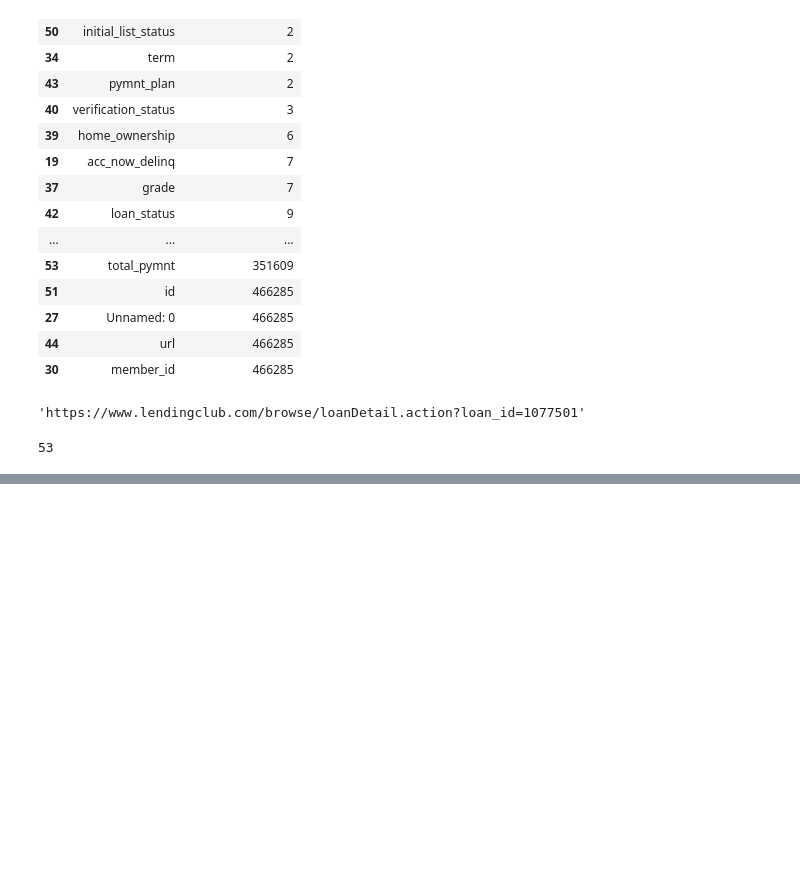
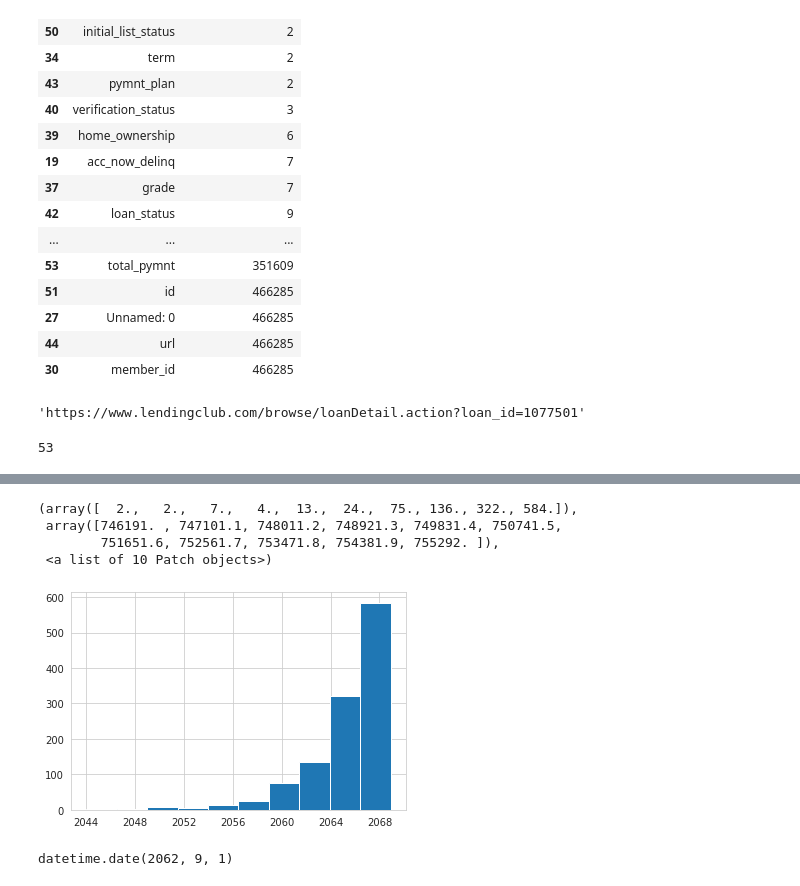
Before and after one commit to EmilSeyfullayev/Credit_Risk_Modeling_in_Python, a Jupyter notebook: General_processing.ipynb, the cells around one changed output, grey strips where cells are left out. Saved outputs shown, nothing was run; the diff lists cells and outputs as text; code cells hidden in the pictures; blank space fills up the shorter version.

```diff
--- a/General_processing.ipynb
+++ b/General_processing.ipynb
@@ -115,0 +270,15 @@ len(df.columns)
+# %%
+plt.hist(
+    df[df['earliest_credit_line_1'] > np.datetime64('2015-01-01')]['earliest_credit_line_1']
+)
+# %% [output]
+(array([  2.,   2.,   7.,   4.,  13.,  24.,  75., 136., 322., 584.]),
+ array([746191. , 747101.1, 748011.2, 748921.3, 749831.4, 750741.5,
+        751651.6, 752561.7, 753471.8, 754381.9, 755292. ]),
+ <a list of 10 Patch objects>)
+[figure, added]
+# %%
+# So we have to subtract 100 years from dates higher than 2015 (because our data was till 2014)
+df[df['earliest_credit_line_1'] > np.datetime64('2015-01-01')]['earliest_credit_line_1'].iloc[0].date()
+# %% [output]
+datetime.date(2062, 9, 1)
```
Also changed, not shown: parts of 54 cells of this notebook.
